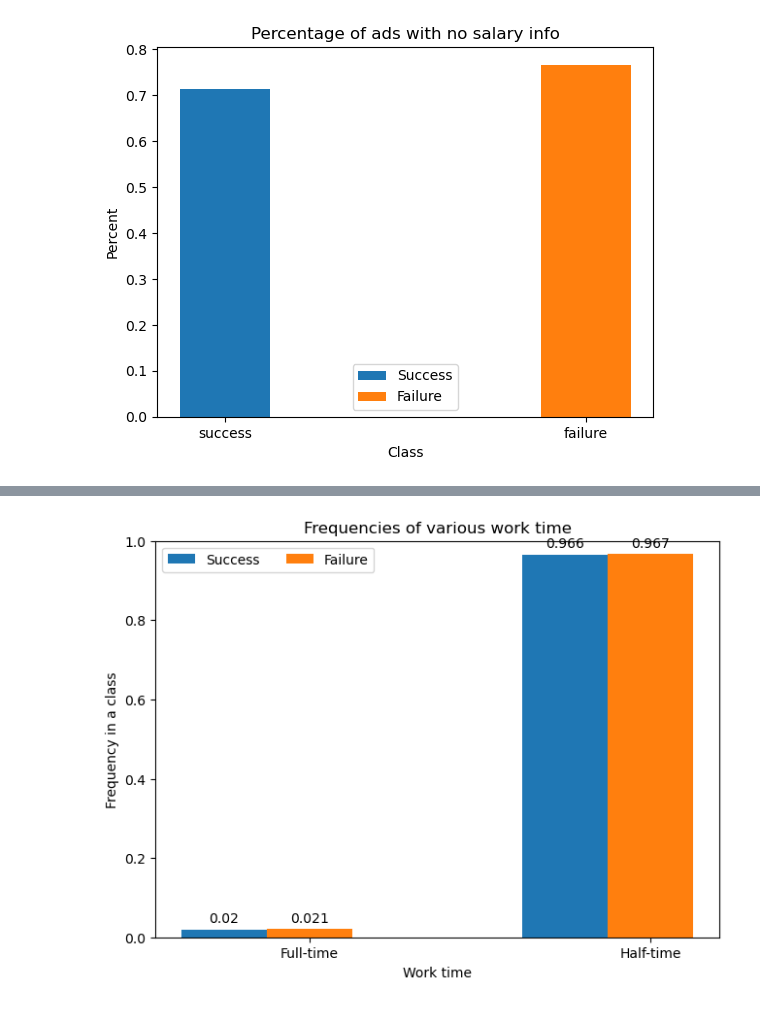
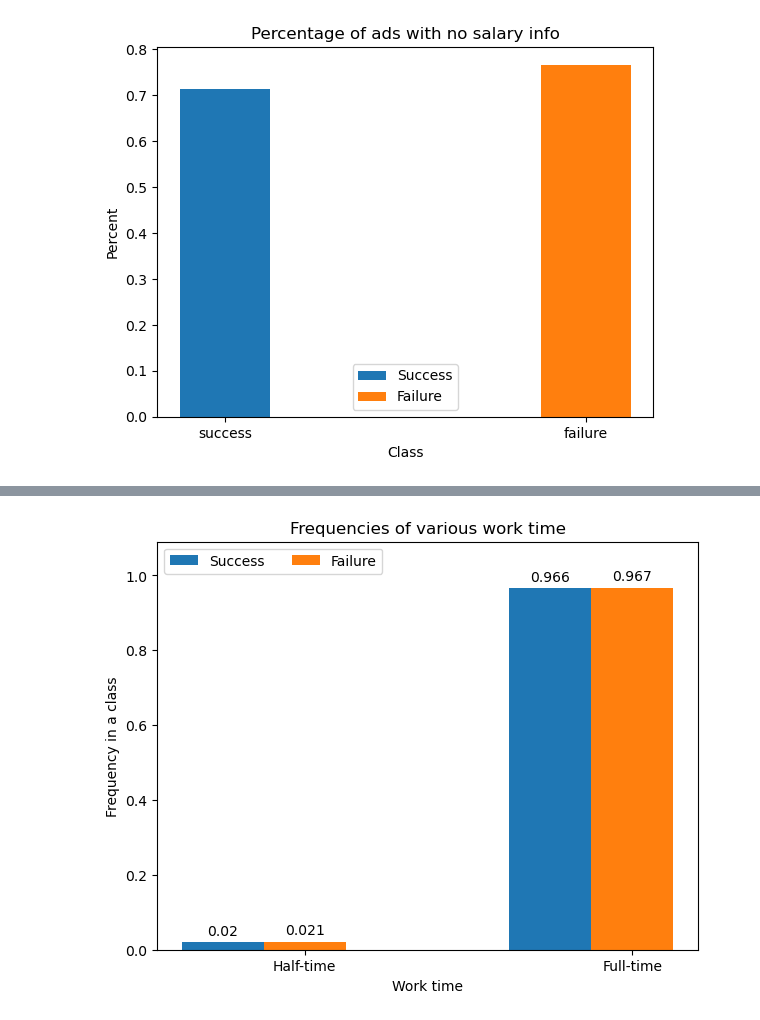
Before and after one commit to BERENZ/2024-mgr-sluzba-cywilna, a Jupyter notebook: Python/Code/EDA.ipynb, the cells around one changed output, grey strips where cells are left out. Saved outputs shown, nothing was run; the diff lists cells and outputs as text; code cells hidden in the pictures.

```diff
--- a/Python/Code/EDA.ipynb
+++ b/Python/Code/EDA.ipynb
@@ -21,10 +21,12 @@ education_success = (df_success.groupby(['education_level']).size()/count_succes
 education_failure = (df_failure.groupby(['education_level']).size()/count_failure).reset_index(name='frequency')
 
 # Frequency of job fields.
-
+job_fields_success = (df_success.groupby(['job_field']).size()/count_success).reset_index(name='frequency')
+job_fields_failure = (df_failure.groupby(['job_field']).size()/count_failure).reset_index(name='frequency')
 
 # Frequency of position levels.
-
+position_levels_success = (df_success.groupby(['position_category']).size()/count_success).reset_index(name='frequency')
+position_levels_failure = (df_failure.groupby(['position_category']).size()/count_failure).reset_index(name='frequency')
 
 # Median of views.
 median_views_success = df_success["views"].median()
@@ -59,7 +61,7 @@ avg_req_len_failure = df_failure['requirements'].str.len().mean()
 # Based on an example from the Matplotlib documentation:
 # https://matplotlib.org/stable/gallery/lines_bars_and_markers/barchart.html#sphx-glr-gallery-lines-bars-and-markers-barchart-py
 
-def display_grouped_bar_chart(x_labels:tuple, success_attributes:tuple, failure_attributes:tuple, xlabel:str, ylabel:str, title:str, upper_y_value:float, placement:str):
+def display_grouped_bar_chart(x_labels:tuple, success_attributes:tuple, failure_attributes:tuple, xlabel:str, ylabel:str, title:str, upper_y_value:float, placement:str, chart_width:int):
 
     attributes = {
         'Success': success_attributes,
@@ -71,6 +73,7 @@ def display_grouped_bar_chart(x_labels:tuple, success_attributes:tuple, failure_
     multiplier = 0
 
     fig, ax = plt.subplots(layout='constrained')
+    fig.set_figwidth(chart_width)
 
     for trait_label, value in attributes.items():
         offset = bar_width * multiplier
@@ -108,0 +113,17 @@ display_grouped_bar_chart(
+# %%
+# Frequencies for various job fields.
+
+# Rounding numbers for more clarity in the chart.
+rounded_field_success_values = []
+rounded_field_failure_values = []
+
+for number in job_fields_success["frequency"].values:
+    rounded_field_success_values.append(round(number, 2))
+for number in job_fields_failure["frequency"].values:
+    rounded_field_failure_values.append(round(number, 2))
+
+display_grouped_bar_chart(
+    ('IT/statistics', 'documents', 'environment', 'law', 'other', 'manager', 'pharmacy', 'tech/construction', 'uniformed services', 'vet', 'water'), rounded_field_success_values,
+    rounded_field_failure_values, 'Job field',
+    'Frequency in a class', 'Frequencies of job fields', 0.45, placement='upper left', chart_width=17
+)
@@ -108,0 +132,17 @@ display_grouped_bar_chart(
+# %%
+# Frequencies for position levels (junior, senior, etc.)
+
+# Rounding numbers for more clarity in the chart.
+rounded_position_levels_success_values = []
+rounded_position_levels_failure_values = []
+
+for number in position_levels_success["frequency"].values:
+    rounded_position_levels_success_values.append(round(number, 2))
+for number in position_levels_failure["frequency"].values:
+    rounded_position_levels_failure_values.append(round(number, 2))
+
+display_grouped_bar_chart(
+    ('assistent', 'director/manager', 'expert', 'head/main', 'junior', 'mid', 'senior'), rounded_position_levels_success_values,
+    rounded_position_levels_failure_values, 'Position level',
+    'Frequency in a class', 'Frequencies of position levels', 0.70, placement='upper left', chart_width=10
+)
@@ -148,25 +190,25 @@ display_grouped_bar_chart(
 # %%
 # Part of full-time frequency.
 
 # Visualising only half-time and full-time proportions, since they're substantially more frequent than other groups in both classes.
 # Other proportions, due to small number of ads they appear in, seem to be insignificant.
 worktime_group_count_success_for_chart = worktime_group_count_success.loc[(worktime_group_count_success['work_time']==1.0) | (worktime_group_count_success['work_time']==0.5)]
 worktime_group_count_failure_for_chart = worktime_group_count_failure.loc[(worktime_group_count_failure['work_time']==1.0) | (worktime_group_count_failure['work_time']==0.5)]
 
 # Rounding numbers.
 rounded_worktime_success_values = []
 rounded_worktime_failure_values = []
 
 for number in worktime_group_count_success_for_chart["frequency"].values:
     rounded_worktime_success_values.append(round(number, 3))
 for number in worktime_group_count_failure_for_chart["frequency"].values:
     rounded_worktime_failure_values.append(round(number, 3))
 
 display_grouped_bar_chart(
-    ('Full-time', 'Half-time'), rounded_worktime_success_values, rounded_worktime_failure_values, 'Work time', 'Frequency in a class', 'Frequencies of various work time', 1.0, placement='upper left'
+    ('Half-time', 'Full-time'), rounded_worktime_success_values, rounded_worktime_failure_values, 'Work time', 'Frequency in a class', 'Frequencies of various work time', 1.09, placement='upper left', chart_width=6
 )
 # %% [output]
-[figure, old version]
+[figure, new version]
 # %%
 # Frequencies of the number of vacancies (per ad) for both classes.
 
```
Also changed, not shown: parts of 5 cells of this notebook, 1 other file.
